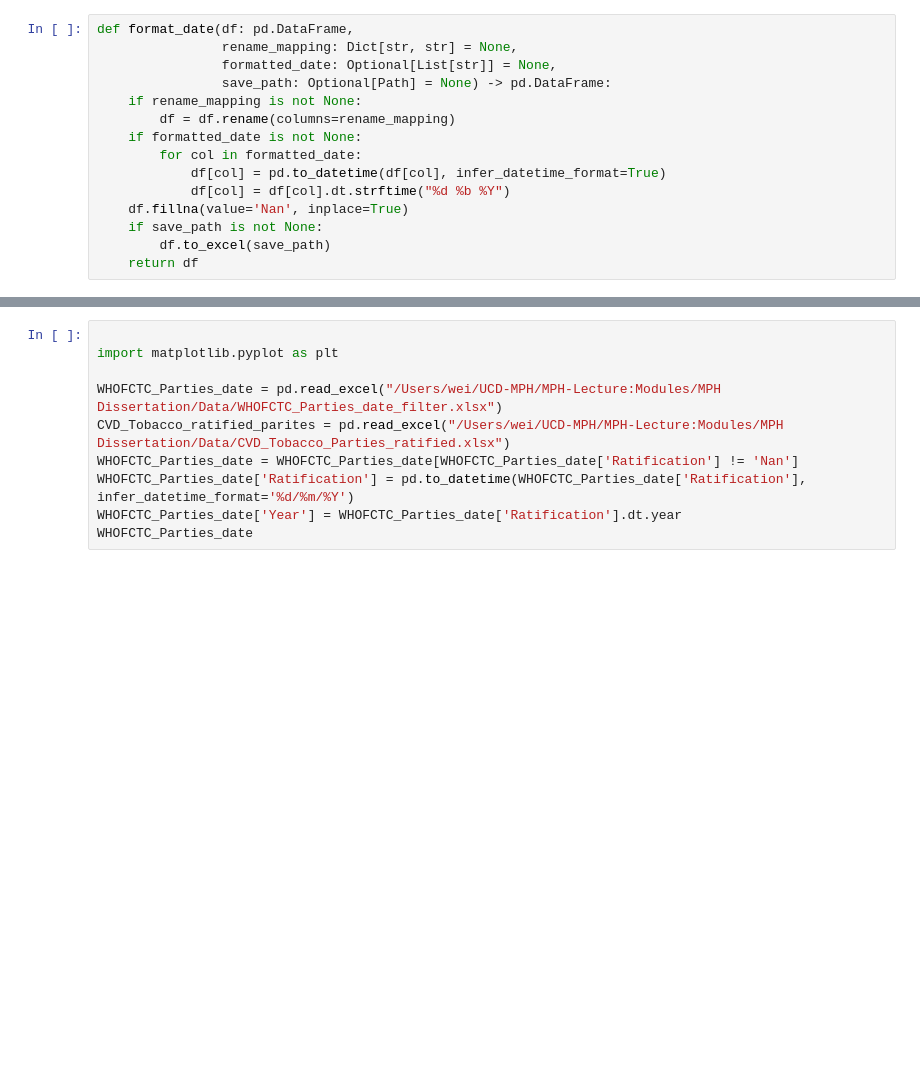
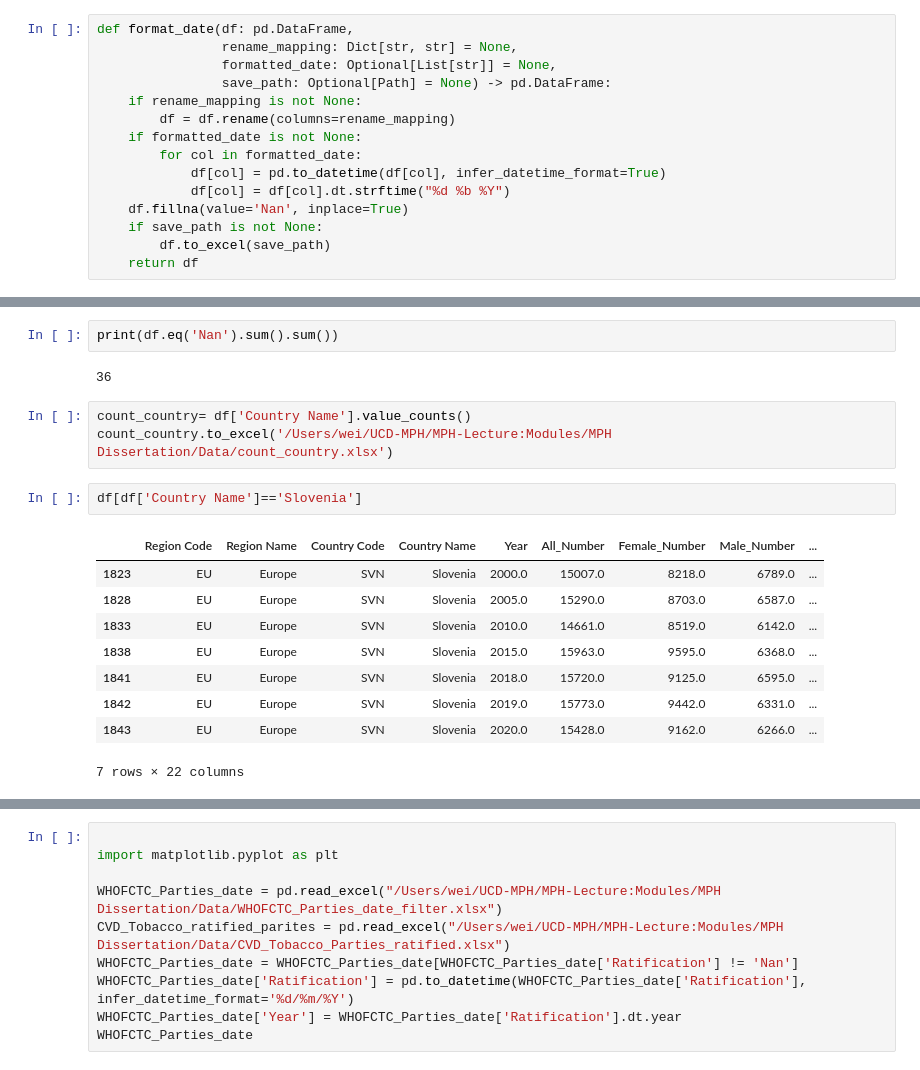
Before and after one commit to WeiJanChang/fctc_eval, a Jupyter notebook: notebook/flowchart.ipynb, the cells around one changed output, grey strips where cells are left out. Cells and saved outputs as stored; diff of their text form; blank space fills up the shorter version.

Commit message:
clarify the numbers of country

```diff
--- a/notebook/flowchart.ipynb
+++ b/notebook/flowchart.ipynb
@@ -396,0 +447,19 @@ print(df['Country Name'].unique(),len(df['Country Name'].unique()), df.shape)
+# %%
+print(df.eq('Nan').sum().sum())
+# %% [output]
+36
+# %%
+count_country= df['Country Name'].value_counts()
+count_country.to_excel('/Users/wei/UCD-MPH/MPH-Lecture:Modules/MPH Dissertation/Data/count_country.xlsx')
+# %%
+df[df['Country Name']=='Slovenia']
+# %% [output]
+|  | Region Code | Region Name | Country Code | Country Name | Year | All_Number | Female_Number | Male_Number | ... |
+| 1823 | EU | Europe | SVN | Slovenia | 2000.0 | 15007.0 | 8218.0 | 6789.0 | ... |
+| 1828 | EU | Europe | SVN | Slovenia | 2005.0 | 15290.0 | 8703.0 | 6587.0 | ... |
+| 1833 | EU | Europe | SVN | Slovenia | 2010.0 | 14661.0 | 8519.0 | 6142.0 | ... |
+| 1838 | EU | Europe | SVN | Slovenia | 2015.0 | 15963.0 | 9595.0 | 6368.0 | ... |
+| 1841 | EU | Europe | SVN | Slovenia | 2018.0 | 15720.0 | 9125.0 | 6595.0 | ... |
+| 1842 | EU | Europe | SVN | Slovenia | 2019.0 | 15773.0 | 9442.0 | 6331.0 | ... |
+| 1843 | EU | Europe | SVN | Slovenia | 2020.0 | 15428.0 | 9162.0 | 6266.0 | ... |
+7 rows × 22 columns
```
Also changed, not shown: parts of 19 cells of this notebook, 2 other files.
